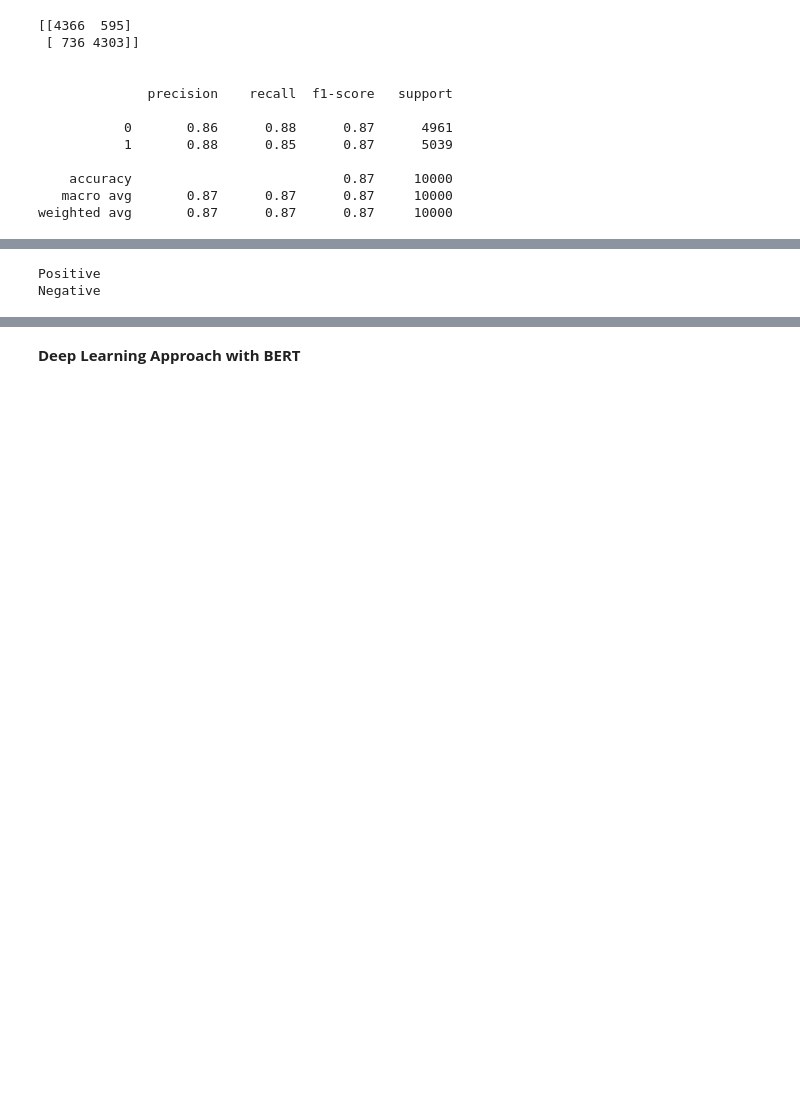
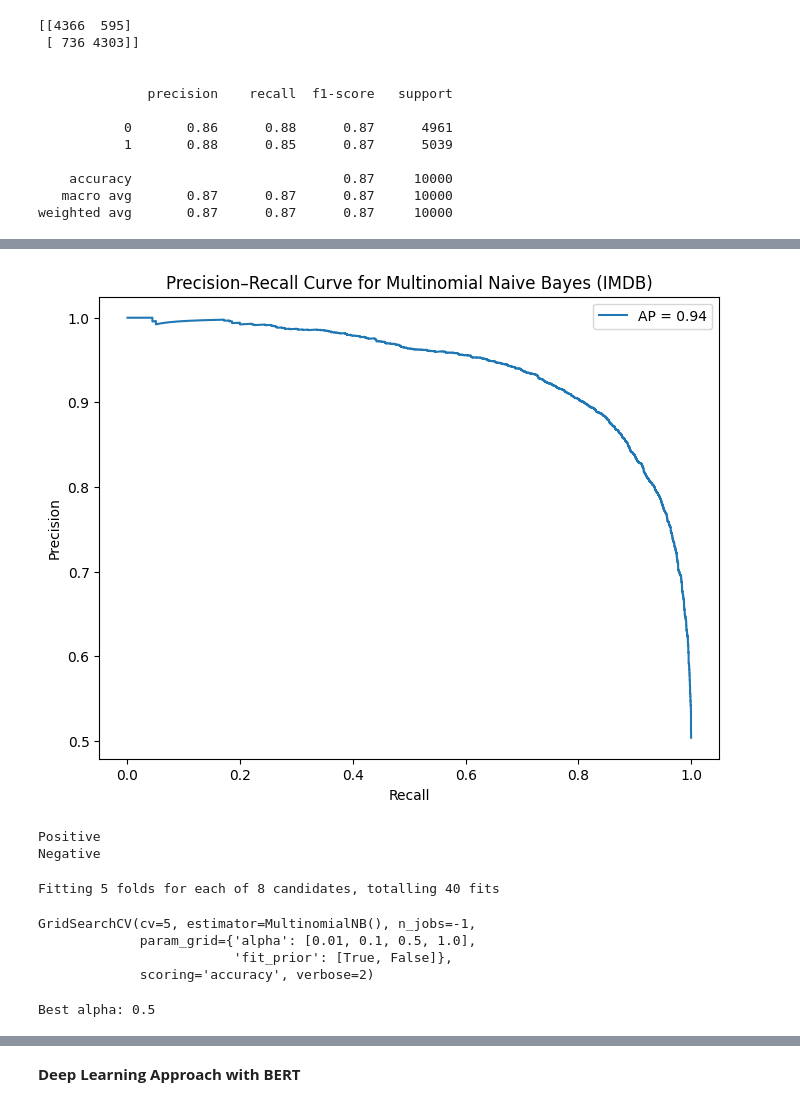
Before and after one commit to Santosh-87/IMDB_Movie_Sentiment_Analysis, a Jupyter notebook: IMDB_Movie_Sentiment_Analysis.ipynb, the cells around one changed output, grey strips where cells are left out. Cells and saved outputs as stored; diff of their text form; code cells hidden in the pictures; blank space fills up the shorter version.

Commit message:
Addition of Precision-Recall Curve for Multinomial Naive Bayes and BERT

```diff
--- a/IMDB_Movie_Sentiment_Analysis.ipynb
+++ b/IMDB_Movie_Sentiment_Analysis.ipynb
@@ -465,6 +474,18 @@ def display_ROC(y_test, y_prob, title=""):
     plt.title(f"ROC Curve for {title}")
     plt.legend()
     plt.show()
+
+def display_precision_recall_curve(y_test, y_prob, title=""):
+    precision, recall, _ = precision_recall_curve(y_test, y_prob[:, 1])
+    avg_precision = average_precision_score(y_test, y_prob[:, 1])
+
+    plt.figure(figsize=(8, 6))
+    plt.plot(recall, precision, label=f"AP = {avg_precision:.2f}")
+    plt.xlabel("Recall")
+    plt.ylabel("Precision")
+    plt.title(f"Precision–Recall Curve for {title}")
+    plt.legend()
+    plt.show()
 # %%
 mnb = MultinomialNB()
 mnb.fit(X_train, y_train)
@@ -511,11 +533,20 @@ display_ROC(
+# %%
+# Precision Recall Curve
+display_precision_recall_curve(
+    y_test,
+    y_prob_nb,
+    title="Multinomial Naive Bayes (IMDB)"
+)
+# %% [output]
+[figure, added]
 # %%
 def predict_sentiment_nb(text):
     text_vector = tfidf.transform([text])
     pred = mnb.predict(text_vector)[0]
     return "Positive" if pred == 1 else "Negative"
-# %%
-print(predict_sentiment_nb("I love this movie!"))
-print(predict_sentiment_nb("This movie was terrible."))
-# %% [output]
-Positive
-Negative
+# %%
+print(predict_sentiment_nb("This movie was very enjoyable and well made."))
+print(predict_sentiment_nb("The story was boring and the acting was poor."))
+# %% [output]
+Positive
+Negative
@@ -521,0 +560,23 @@ Negative
+# %%
+grid_search = GridSearchCV(
+    estimator=mnb,
+    param_grid=param_grid,
+    cv=5,
+    scoring='accuracy',
+    verbose=2,
+    n_jobs=-1
+)
+
+grid_search.fit(X_train, y_train)
+# %% [output]
+Fitting 5 folds for each of 8 candidates, totalling 40 fits
+GridSearchCV(cv=5, estimator=MultinomialNB(), n_jobs=-1,
+             param_grid={'alpha': [0.01, 0.1, 0.5, 1.0],
+                         'fit_prior': [True, False]},
+             scoring='accuracy', verbose=2)
+# %%
+best_mnb = grid_search.best_estimator_
+
+print("Best alpha:", grid_search.best_params_['alpha'])
+# %% [output]
+Best alpha: 0.5
```
Also changed, not shown: parts of 20 cells of this notebook.
